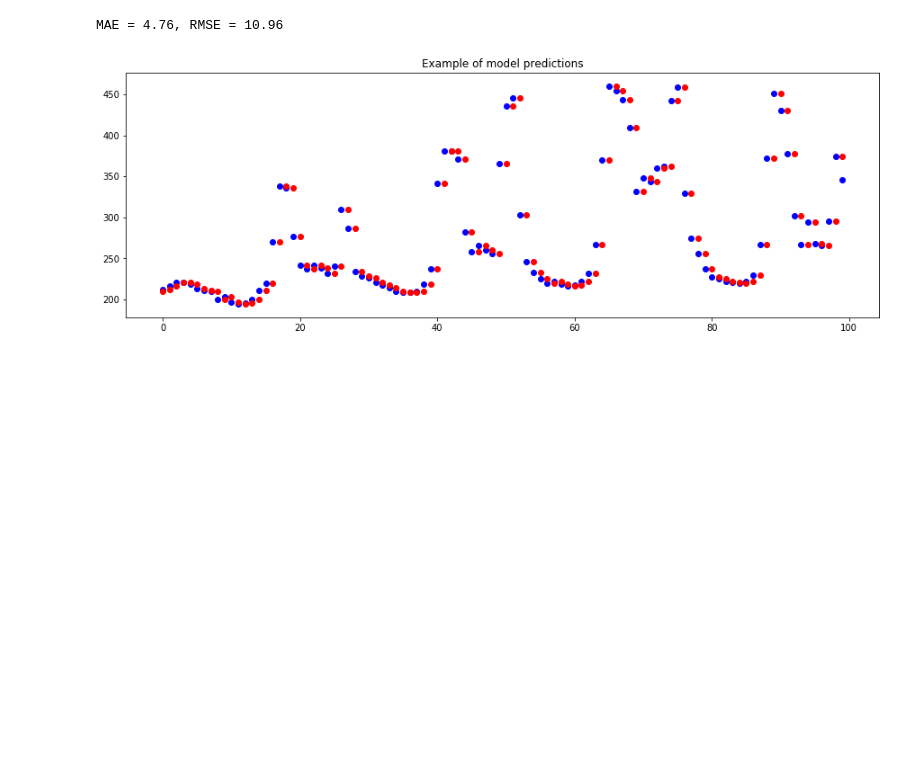
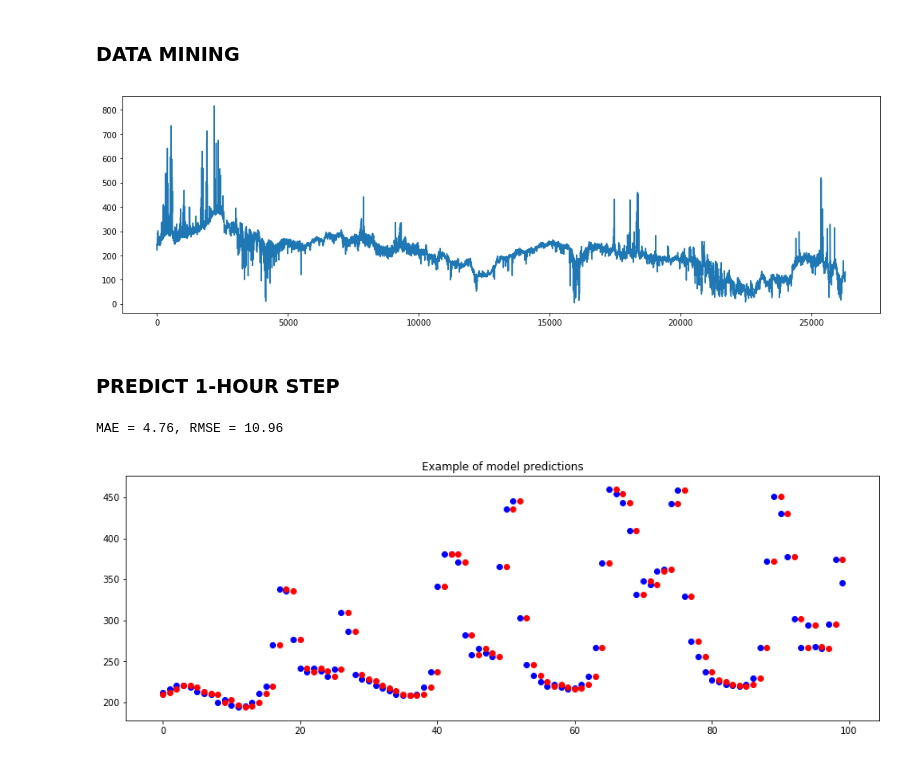
Before and after one commit to matteobonanomi/dsnd-capstone, a Jupyter notebook: notebook/BASELINE.ipynb, the cells around one changed output. Saved outputs shown, nothing was run; the diff lists cells and outputs as text; code cells hidden in the pictures; blank space fills up the shorter version.

```diff
--- a/notebook/BASELINE.ipynb
+++ b/notebook/BASELINE.ipynb
@@ -85,10 +57,6 @@ def predict_baseline_model(X_test,y_test):
     rmse = sqrt(mean_squared_error(y_test,y_pred))
     print('MAE = {:.2f}, RMSE = {:.2f}'.format(mae,rmse))
     return y_pred,mae,rmse
-# %%
-y_pred, mae, rmse = predict_baseline_model()
-# %% [output]
-MAE = 4.76, RMSE = 10.96
 # %%
 def plot_predictions(y_test = y_test, y_pred = y_pred,plot_samples=100,size=(15,5)):
     plt.figure(figsize=size)
@@ -100,3 +84,25 @@ def plot_predictions(y_test = y_test, y_pred = y_pred,plot_samples=100,size=(15,
+# %% [markdown]
+### DATA MINING
+# %%
+df = load_data()
+
+plt.figure(figsize=(17,5))
+plt.plot(range(df.shape[0]),df['Bergen'])
+plt.show()
+# %% [output]
+[figure, added]
+# %% [markdown]
+### PREDICT 1-HOUR STEP
+# %%
+df = load_data()
+time_shift = [1]
+df_bergen = generate_shifted_features(df,time_shift,'Bergen')
+
+X_train, y_train, X_test, y_test = create_train_test(df_bergen,test_size = 8000)
+
+y_pred, mae, rmse = predict_baseline_model( X_test , y_test)
+# %% [output]
+MAE = 4.76, RMSE = 10.96
 # %%
 plot_predictions()
 # %% [output]
```
Also changed, not shown: parts of 8 cells of this notebook, 2 other files.
